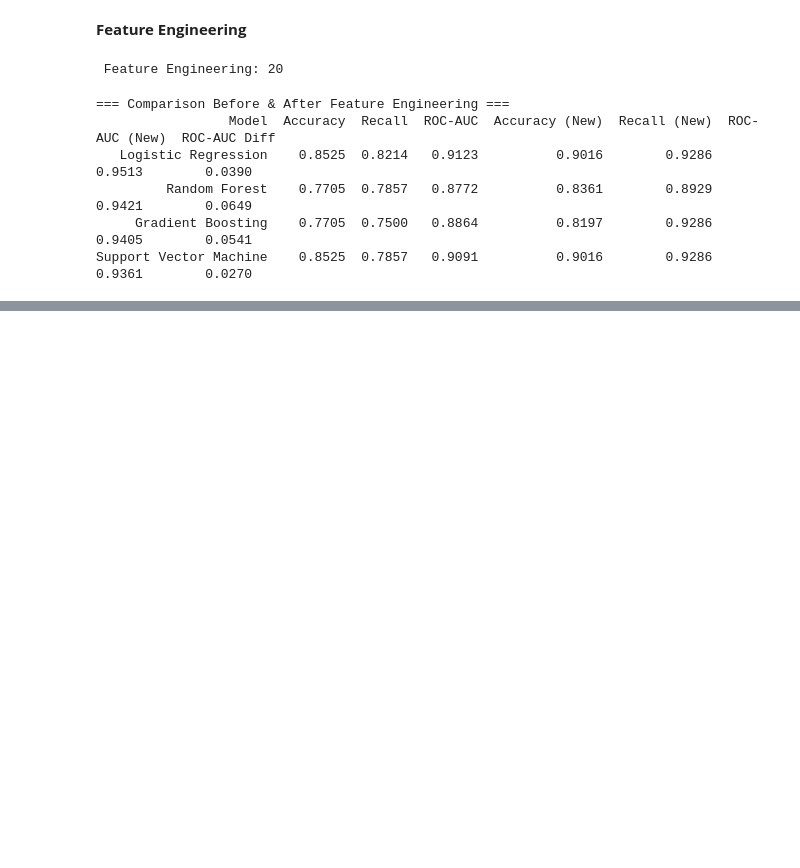
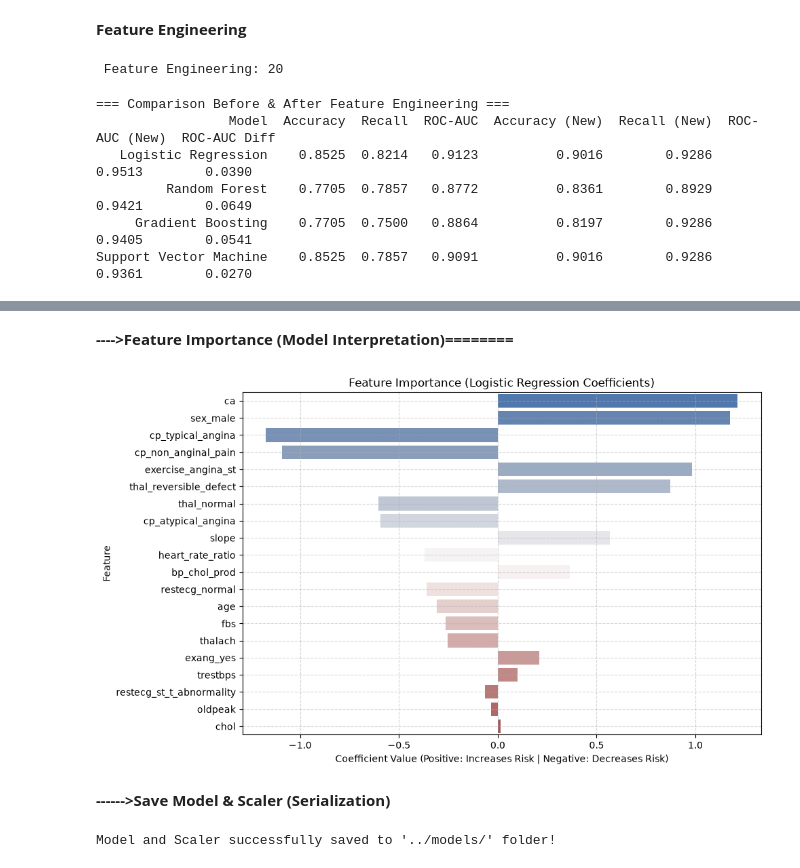
Before and after one commit to zelkadiri603-lang/CodeAlpha_DiseasePrediction, a Jupyter notebook: notebooks/01_data_exploration.ipynb, the cells around one changed output, grey strips where cells are left out. Saved outputs shown, nothing was run; the diff lists cells and outputs as text; code cells hidden in the pictures; blank space fills up the shorter version.

```diff
--- a/notebooks/01_data_exploration.ipynb
+++ b/notebooks/01_data_exploration.ipynb
@@ -573,0 +613,48 @@ Support Vector Machine    0.8525  0.7857   0.9091          0.9016        0.9286
+# %% [markdown]
+**---->Feature Importance (Model Interpretation)========**
+# %%
+# Extract feature coefficients from Logistic Regression
+feature_names = X_train_fe.columns
+coefficients = best_model.coef_[0]
+
+# Create DataFrame for visualization
+feature_importance = pd.DataFrame({
+    'Feature': feature_names,
+    'Coefficient': coefficients,
+    'Absolute_Coefficient': np.abs(coefficients)
+}).sort_values(by='Absolute_Coefficient', ascending=False)
+
+# Plot Feature Importance (Updated to avoid Seaborn FutureWarning)
+plt.figure(figsize=(10, 6))
+sns.barplot(
+    x='Coefficient',
+    y='Feature',
+    data=feature_importance,
+    hue='Feature',
+    palette='vlag',
+    legend=False
+)
+plt.title("Feature Importance (Logistic Regression Coefficients)")
+plt.xlabel("Coefficient Value (Positive: Increases Risk | Negative: Decreases Risk)")
+plt.ylabel("Feature")
+plt.grid(True, linestyle='--', alpha=0.5)
+plt.tight_layout()
+plt.show()
+# %% [output]
+[figure, added]
+# %% [markdown]
+**------>Save Model & Scaler (Serialization)**
+# %%
+import joblib
+import os
+
+# Create directory for saved models if it doesn't exist
+os.makedirs('../models', exist_ok=True)
+
+# Save the best model and fitted scaler
+joblib.dump(best_model, '../models/logistic_regression_heart_disease.pkl')
+joblib.dump(scaler, '../models/scaler.pkl')
+
+print("Model and Scaler successfully saved to '../models/' folder!")
+# %% [output]
+Model and Scaler successfully saved to '../models/' folder!
```
Also changed, not shown: parts of 2 cells of this notebook, 2 other files.
